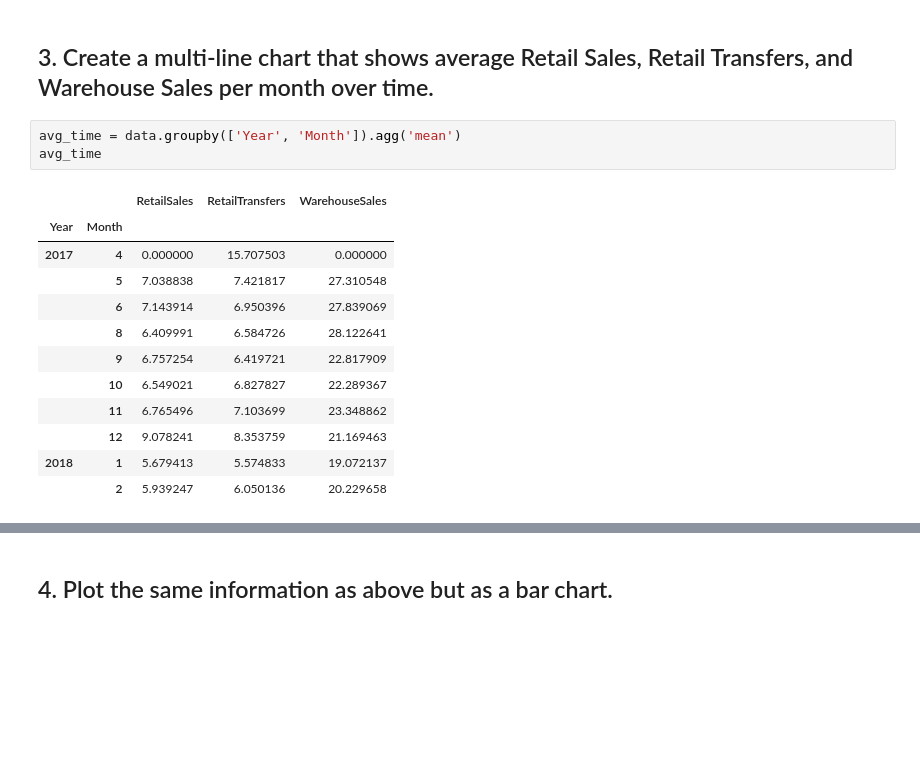
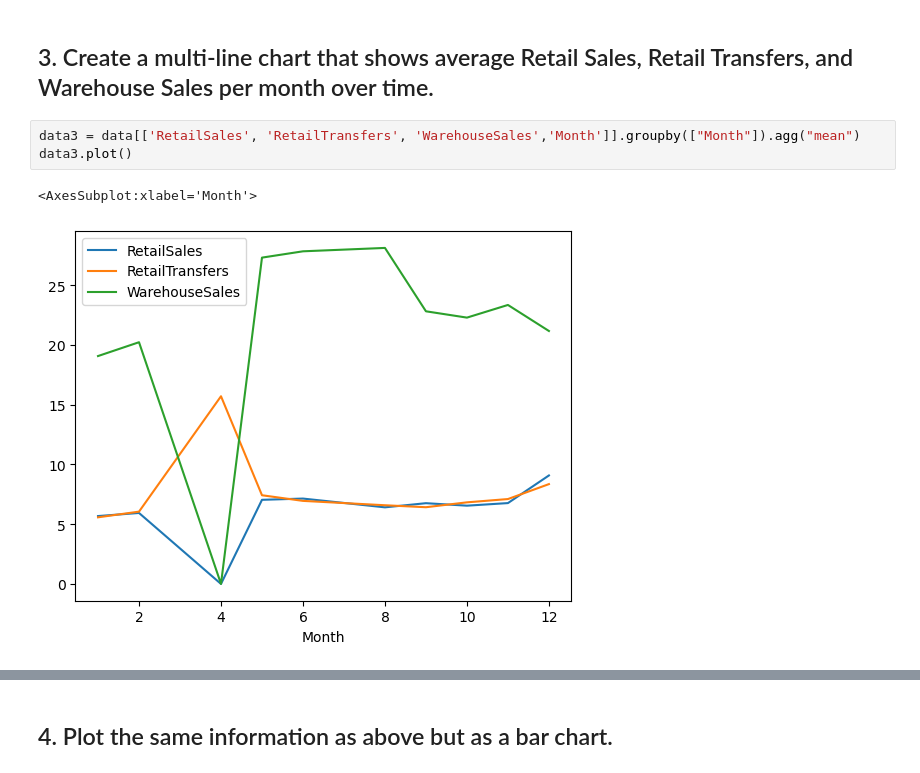
Before and after one commit to JaimeSastreCrespo/DAFT_1022, a Jupyter notebook: module_2/Lab_2_ Plotting-Multiple-Data-Series/main.ipynb, the cells around one changed output, grey strips where cells are left out. Saved outputs shown, nothing was run; the diff lists cells and outputs as text; blank space fills up the shorter version.

```diff
--- a/module_2/Lab_2_ Plotting-Multiple-Data-Series/main.ipynb
+++ b/module_2/Lab_2_ Plotting-Multiple-Data-Series/main.ipynb
@@ -73,18 +74,8 @@ sns.barplot(x=most_sales['TotalSales'], y=most_sales.index)
 # %% [markdown]
 ## 3. Create a multi-line chart that shows average Retail Sales, Retail Transfers, and Warehouse Sales per month over time.
 # %%
-avg_time = data.groupby(['Year', 'Month']).agg('mean')
-avg_time
+data3 = data[['RetailSales', 'RetailTransfers', 'WarehouseSales','Month']].groupby(["Month"]).agg("mean")
+data3.plot()
 # %% [output]
-|  |  | RetailSales | RetailTransfers | WarehouseSales |
-| Year | Month |  |  |  |
-| 2017 | 4 | 0.000000 | 15.707503 | 0.000000 |
-|  | 5 | 7.038838 | 7.421817 | 27.310548 |
-|  | 6 | 7.143914 | 6.950396 | 27.839069 |
-|  | 8 | 6.409991 | 6.584726 | 28.122641 |
-|  | 9 | 6.757254 | 6.419721 | 22.817909 |
-|  | 10 | 6.549021 | 6.827827 | 22.289367 |
-|  | 11 | 6.765496 | 7.103699 | 23.348862 |
-|  | 12 | 9.078241 | 8.353759 | 21.169463 |
-| 2018 | 1 | 5.679413 | 5.574833 | 19.072137 |
-|  | 2 | 5.939247 | 6.050136 | 20.229658 |
+<AxesSubplot:xlabel='Month'>
+[figure, added]
```
Also changed, not shown: parts of 12 cells of this notebook, 1 other file.
